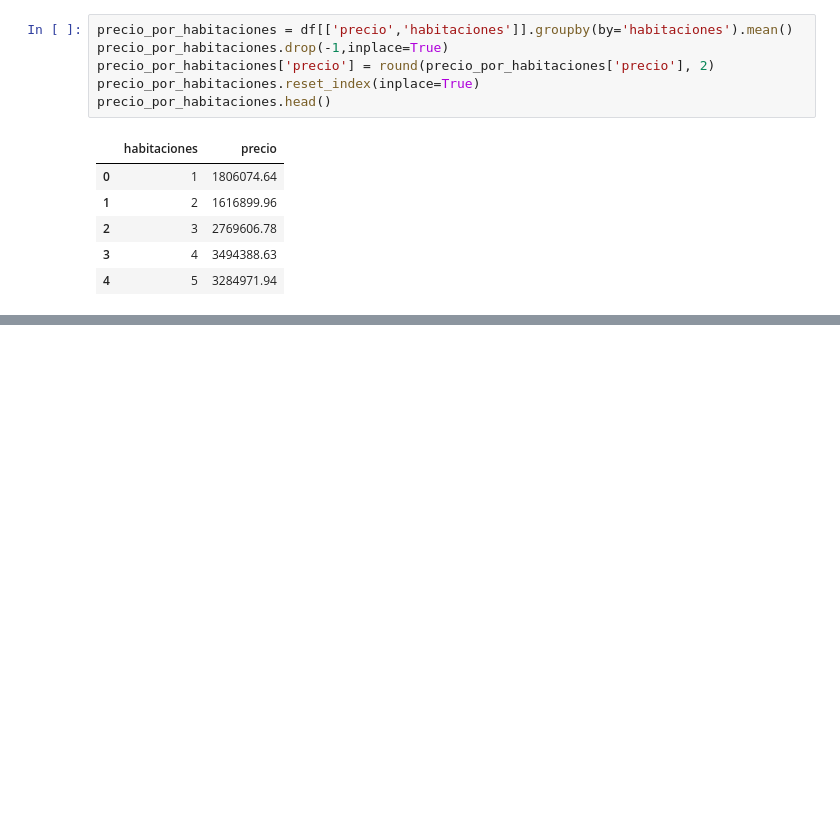
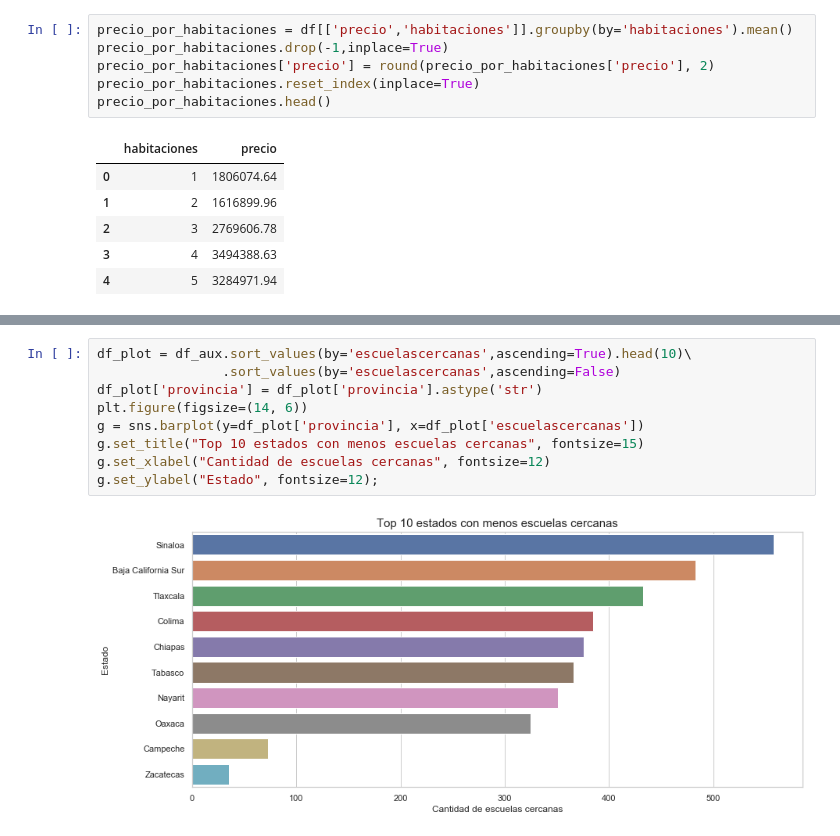
Before and after one commit to alepenaa94/Datos1-2C-2019, a Jupyter notebook: DATOS.ipynb, the cells around one changed output, grey strips where cells are left out. Cells and saved outputs as stored; diff of their text form; blank space fills up the shorter version.

```diff
--- a/DATOS.ipynb
+++ b/DATOS.ipynb
@@ -819,0 +817,11 @@ g.set_ylabel("Precio promedio", fontsize=12);
+# %%
+df_plot = df_aux.sort_values(by='escuelascercanas',ascending=True).head(10)\
+                .sort_values(by='escuelascercanas',ascending=False)
+df_plot['provincia'] = df_plot['provincia'].astype('str')
+plt.figure(figsize=(14, 6))
+g = sns.barplot(y=df_plot['provincia'], x=df_plot['escuelascercanas'])
+g.set_title("Top 10 estados con menos escuelas cercanas", fontsize=15)
+g.set_xlabel("Cantidad de escuelas cercanas", fontsize=12)
+g.set_ylabel("Estado", fontsize=12);
+# %% [output]
+[figure, added]
```
Also changed, not shown: parts of 40 cells of this notebook.
